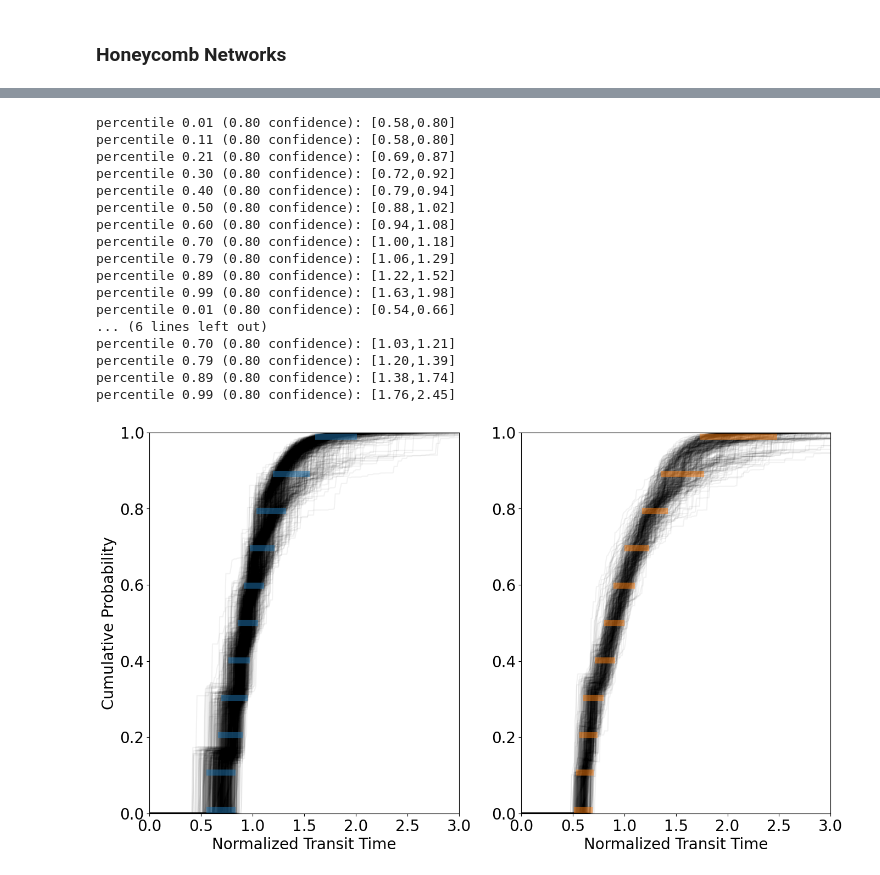
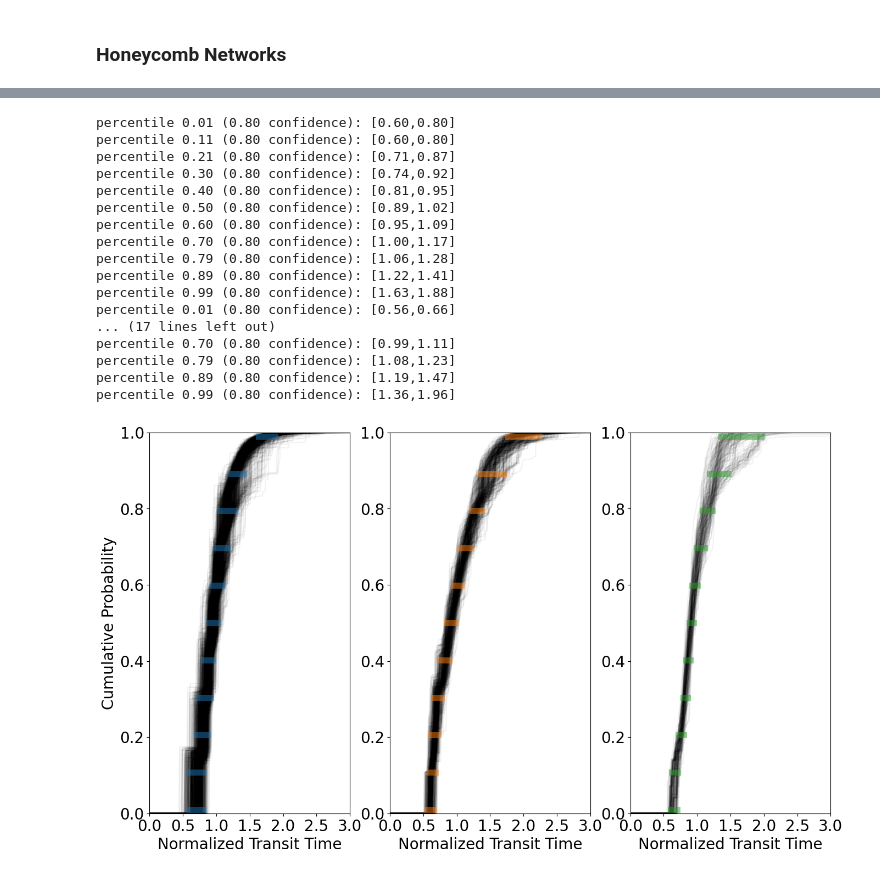
Before and after one commit to NathanKarst/NetworkTransitTimes, a Jupyter notebook: ttd_fig.ipynb, the cells around one changed output, grey strips where cells are left out. Saved outputs shown, nothing was run; the diff lists cells and outputs as text; code cells hidden in the pictures.

```diff
--- a/ttd_fig.ipynb
+++ b/ttd_fig.ipynb
@@ -715,0 +719,4 @@ print(ManuscriptFigure(P).cull_equilibria().shape)
+# %%
+for N in [R,P,V]:
+    F = ManuscriptFigure(N)
+    print(F.cull_equilibria().shape)
@@ -723,5 +734,5 @@ F.save('joint_q_h')
 # %%
-F = EquilibriumBivariateFigure([R,P])
-F.plot(kind='multi',xlim_left=220,xlim_right=420,ylim_bottom=25,ylim_top=325,labels=['Regular','Perturbed'])
+F = EquilibriumBivariateFigure([R,P,V])
+F.plot(kind='multi',labels=['Regular','Perturbed','Random'],xlim_left=5,xlim_right=10,ylim_bottom=0,ylim_top=10)
 F.save('joint_mctt_ctth')
 # %% [output]
@@ -731,0 +746,27 @@ Slope = 1.9207169414008296
+# %%
+for N in [R,P,V]:
+    F = ManuscriptFigure(N)
+    H = F.cull_equilibria()
+
+    m = []
+    s = []
+    for i in range(H.shape[1]):
+        N.set_state(H[:,i])
+        N.compute_ttd()
+        mu = np.sum(N.ttd.probs*N.ttd.delays)
+        stdev = np.sqrt(np.sum((N.ttd.delays - mu)**2*N.ttd.probs))
+        m.append(mu)
+        s.append(stdev)
+
+
+    m = np.array(m)
+    s = np.array(s)
+
+    print(f'Q1 of mean = {np.percentile(m,25)}')
+    print(f'Q2 of mean = {np.percentile(m,50)}')
+    print(f'Q3 of mean = {np.percentile(m,75)}')
+    print(f'Q1 of stdev = {np.percentile(s,25)}')
+    print(f'Q2 of stdev = {np.percentile(s,50)}')
+    print(f'Q3 of stdev = {np.percentile(s,75)}')
+
+    print()
@@ -731,0 +794,4 @@ Slope = 1.9207169414008296
+# %%
+R = load('nm_6_neq_1000_regular')
+P = load('nm_6_neq_1000_perturbed')
+V = load('voronoi_1000')
@@ -732,24 +918,24 @@ Slope = 1.9207169414008296
 # %%
-F = CumulativeProbabilityDistributionFigure([R,P])
+F = CumulativeProbabilityDistributionFigure([R,P,V])
 F.plot(alpha=.05,confidence_interval='horizontal')
 F.save('cdf_comparison_horizontal_confidence')
 # %% [output]
-percentile 0.01 (0.80 confidence): [0.58,0.80]
-percentile 0.11 (0.80 confidence): [0.58,0.80]
-percentile 0.21 (0.80 confidence): [0.69,0.87]
-percentile 0.30 (0.80 confidence): [0.72,0.92]
-percentile 0.40 (0.80 confidence): [0.79,0.94]
-percentile 0.50 (0.80 confidence): [0.88,1.02]
-percentile 0.60 (0.80 confidence): [0.94,1.08]
-percentile 0.70 (0.80 confidence): [1.00,1.18]
-percentile 0.79 (0.80 confidence): [1.06,1.29]
-percentile 0.89 (0.80 confidence): [1.22,1.52]
-percentile 0.99 (0.80 confidence): [1.63,1.98]
-percentile 0.01 (0.80 confidence): [0.54,0.66]
-... (6 lines left out)
-percentile 0.70 (0.80 confidence): [1.03,1.21]
-percentile 0.79 (0.80 confidence): [1.20,1.39]
-percentile 0.89 (0.80 confidence): [1.38,1.74]
-percentile 0.99 (0.80 confidence): [1.76,2.45]
+percentile 0.01 (0.80 confidence): [0.60,0.80]
+percentile 0.11 (0.80 confidence): [0.60,0.80]
+percentile 0.21 (0.80 confidence): [0.71,0.87]
+percentile 0.30 (0.80 confidence): [0.74,0.92]
+percentile 0.40 (0.80 confidence): [0.81,0.95]
+percentile 0.50 (0.80 confidence): [0.89,1.02]
+percentile 0.60 (0.80 confidence): [0.95,1.09]
+percentile 0.70 (0.80 confidence): [1.00,1.17]
+percentile 0.79 (0.80 confidence): [1.06,1.28]
+percentile 0.89 (0.80 confidence): [1.22,1.41]
+percentile 0.99 (0.80 confidence): [1.63,1.88]
+percentile 0.01 (0.80 confidence): [0.56,0.66]
+... (17 lines left out)
+percentile 0.70 (0.80 confidence): [0.99,1.11]
+percentile 0.79 (0.80 confidence): [1.08,1.23]
+percentile 0.89 (0.80 confidence): [1.19,1.47]
+percentile 0.99 (0.80 confidence): [1.36,1.96]
-[figure, old version]
+[figure, new version]
 # %%
```
Also changed, not shown: parts of 17 cells of this notebook, 1 other file.
